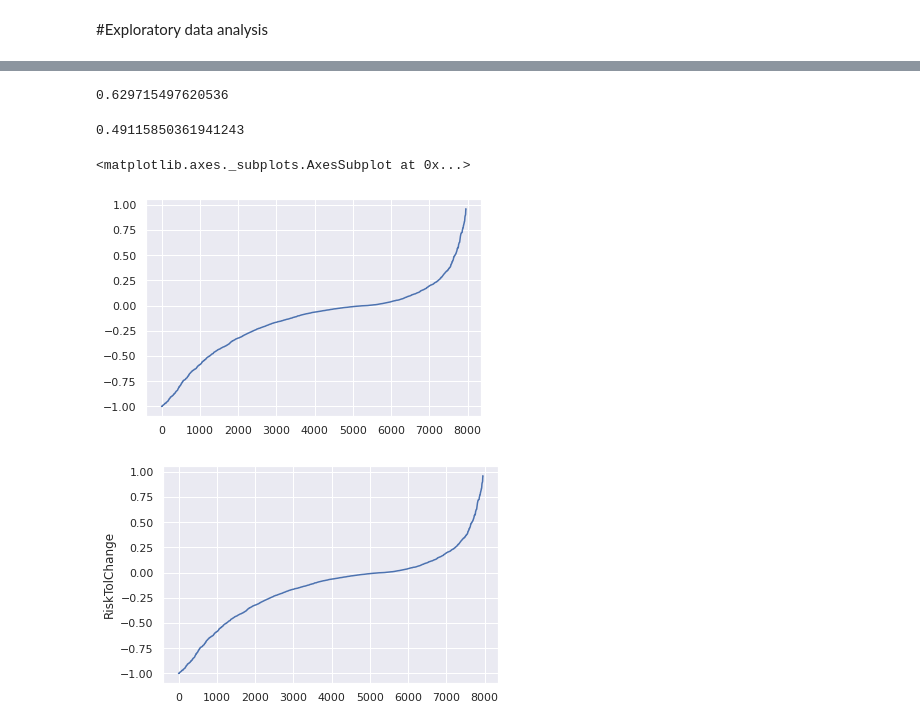
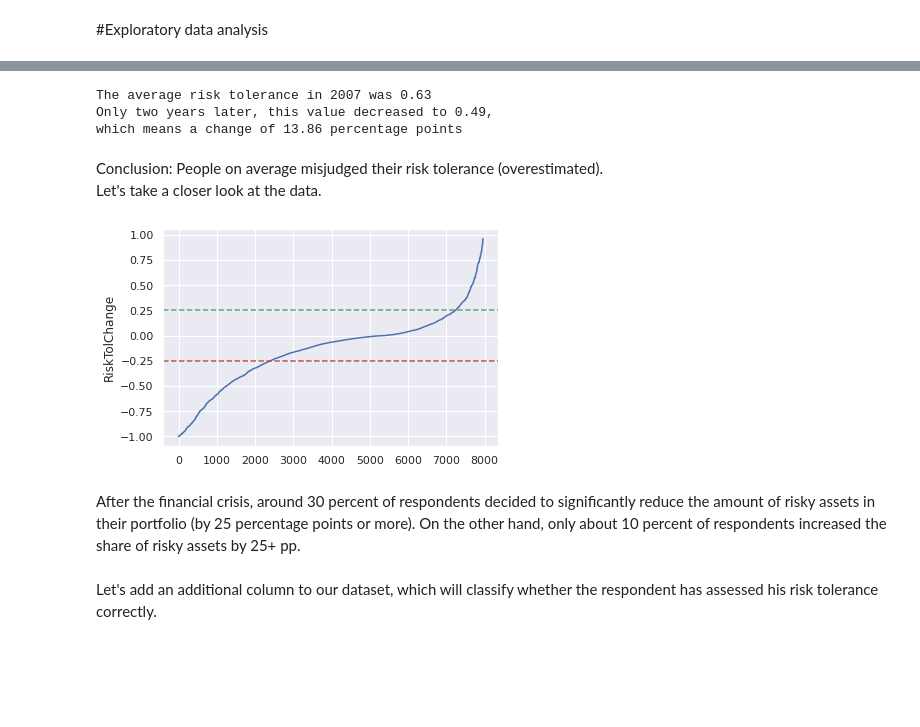
Before and after one commit to tomasz-te/Risk-Tolerance, a Jupyter notebook: Investor_risk_tolerance.ipynb, the cells around one changed output, grey strips where cells are left out. Saved outputs shown, nothing was run; the diff lists cells and outputs as text; code cells hidden in the pictures; blank space fills up the shorter version.

```diff
--- a/Investor_risk_tolerance.ipynb
+++ b/Investor_risk_tolerance.ipynb
@@ -118,19 +115,23 @@ df['RiskTolChange'].mean()
-# %%
-df['RiskTol2007'].mean()
-# %% [output]
-0.629715497620536
-# %%
-df['RiskTol2009'].mean()
-# %% [output]
-0.49115850361941243
-# %%
-df.sort_values('RiskTolChange').reset_index()['RiskTolChange'].plot()
-# %% [output]
-<matplotlib.axes._subplots.AxesSubplot at 0x...>
-[figure, removed]
+# %%
+print("The average risk tolerance in 2007 was", round(df['RiskTol2007'].mean(),2))
+print(f"Only two years later, this value decreased to {round(df['RiskTol2009'].mean(),2)},\n\
+which means a change of {round(np.abs(df['RiskTolChange'].mean()*100),2)} percentage points")
+# %% [output]
+The average risk tolerance in 2007 was 0.63
+Only two years later, this value decreased to 0.49,
+which means a change of 13.86 percentage points
+# %% [markdown]
+Conclusion: People on average misjudged their risk tolerance (overestimated).<br>
+Let's take a closer look at the data.
 # %%
 sns.set_theme()
-sns.lineplot(data=df.sort_values('RiskTolChange').reset_index()['RiskTolChange'])
+plot = sns.lineplot(data=df.sort_values('RiskTolChange').reset_index()['RiskTolChange'])
+plot.axhline(0.25,ls='--', c='g')
+plot.axhline(-0.25,ls='--', c='r')
 plt.show()
 # %% [output]
-[figure, old version]
+[figure, new version]
+# %% [markdown]
+After the financial crisis, around 30 percent of respondents decided to significantly reduce the amount of risky assets in their portfolio (by 25 percentage points or more). On the other hand, only about 10 percent of respondents increased the share of risky assets by 25+ pp.
+# %% [markdown]
+Let's add an additional column to our dataset, which will classify whether the respondent has assessed his risk tolerance correctly.
```
Also changed, not shown: parts of 11 cells of this notebook.
